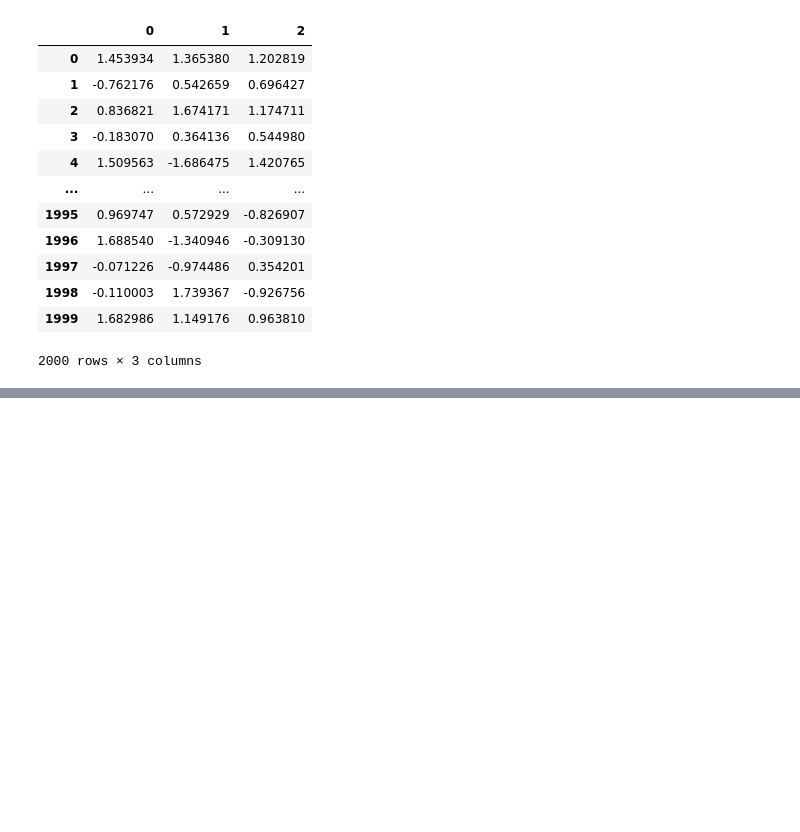
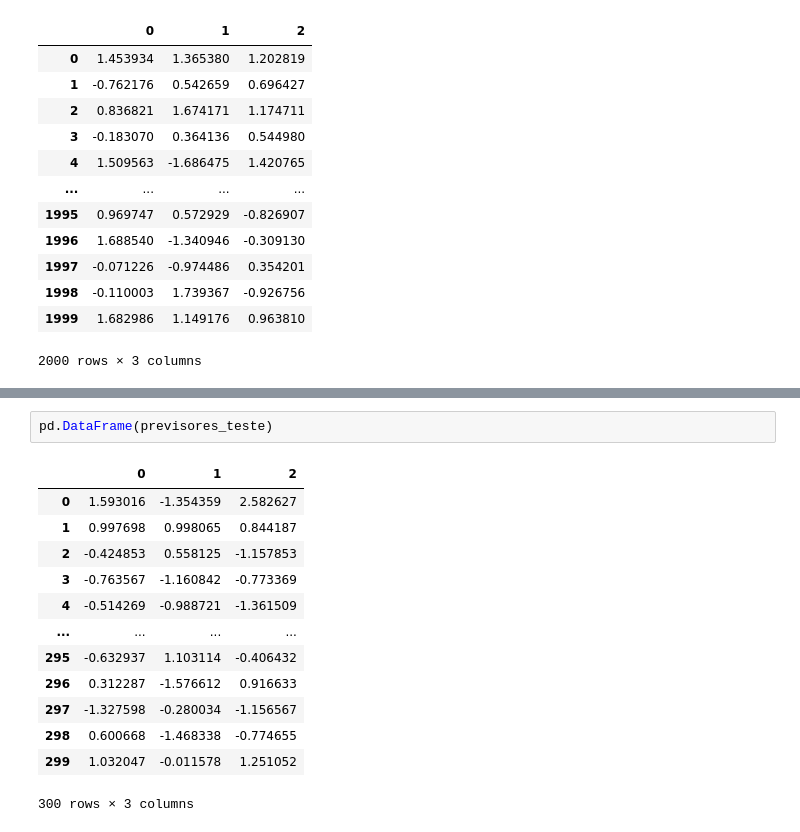
Before and after one commit to EraldoMaia/AnaliseDeDadosDeCreditoBancario, a Jupyter notebook: AnaliseDeDadosDeCreditoBancario.ipynb, the cells around one changed output, grey strips where cells are left out. Drawn from its saved outputs; the diff is of its cells as text; blank space fills up the shorter version.

```diff
--- a/AnaliseDeDadosDeCreditoBancario.ipynb
+++ b/AnaliseDeDadosDeCreditoBancario.ipynb
@@ -121,0 +176,16 @@ pd.DataFrame(previsores) #Atributos com a mesma escala
+# %%
+pd.DataFrame(previsores_teste)
+# %% [output]
+|  | 0 | 1 | 2 |
+| 0 | 1.593016 | -1.354359 | 2.582627 |
+| 1 | 0.997698 | 0.998065 | 0.844187 |
+| 2 | -0.424853 | 0.558125 | -1.157853 |
+| 3 | -0.763567 | -1.160842 | -0.773369 |
+| 4 | -0.514269 | -0.988721 | -1.361509 |
+| ... | ... | ... | ... |
+| 295 | -0.632937 | 1.103114 | -0.406432 |
+| 296 | 0.312287 | -1.576612 | 0.916633 |
+| 297 | -1.327598 | -0.280034 | -1.156567 |
+| 298 | 0.600668 | -1.468338 | -0.774655 |
+| 299 | 1.032047 | -0.011578 | 1.251052 |
+300 rows × 3 columns
```
Also changed, not shown: parts of 16 cells of this notebook.
